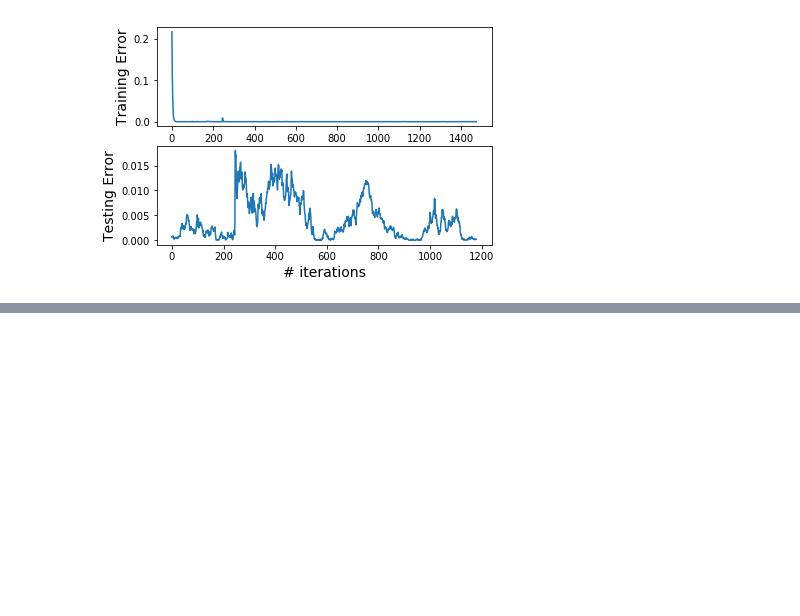
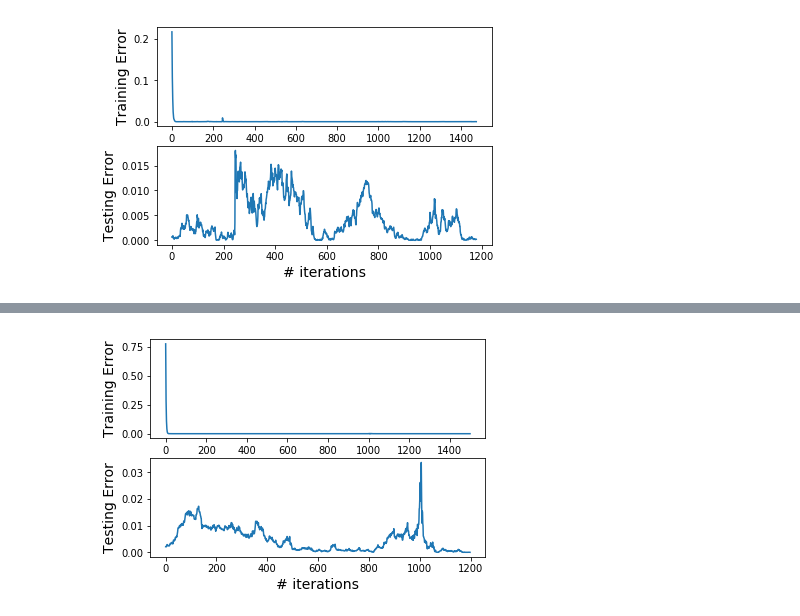
Before and after one commit to harshit23897/Machine-Learning, a Jupyter notebook: Exchange Rate Prediction - Part 1.ipynb, the cells around one changed output, grey strips where cells are left out. Drawn from its saved outputs; the diff is of its cells as text; code cells hidden in the pictures; blank space fills up the shorter version.

Commit message:
Added Exchange Rate Prediction batch processing

```diff
--- a/Exchange Rate Prediction.ipynb
+++ b/Exchange Rate Prediction - Part 1.ipynb
@@ -172,3 +172,88 @@ plt.ylabel('Testing Error', fontsize=14, color='black')
 # %% [output]
 Text(0,0.5,'Testing Error')
 [figure]
+# %%
+# 5 day ahead Squential Exchange Rate Prediction model for USD to INR
+import csv
+import numpy as np
+from operator import add
+import matplotlib.pyplot as plt
+from collections import defaultdict
+
+filename = 'USD_INR_Historical_Data.csv'
+
+price = [] # each value in each column is appended to a list
+
+with open(filename) as f:
+    reader = csv.DictReader(f) # read rows into a dictionary format
+    for row in reader: # read a row as {column1: value1, column2: value2,...}
+        for (k,v) in row.items(): # go over each column name and value
+            if k == 'Price':
+                price.append(float(v)) # append the value into the appropriate list
+                                 # based on column name k
+
+def normalize():
+    mx = max(price)
+    for i in range(0, len(price)):
+        price[i] = price[i] / mx
+normalize()
+
+training = []
+testing = []
+
+for idx in range(int(0.2 * len(price)), len(price)):
+    temp = []
+    temp.append(price[idx])
+    temp.append(np.mean(price[idx - int(0.2 * len(price)): idx]))
+    temp.append(np.var(price[idx - int(0.2 * len(price)): idx]))
+
+    training.append(temp)
+
+testing = training[:int(0.2 * len(training))]
+testing = training[int(0.2 * len(training)):]
+
+#---------------------- Initialization --------------------------
+mu = 0.07
+# Initializing random weights between (0, 1)
+predicted_weights = np.random.randn(3)
+errors = []
+
+# Training
+#---------------------- LMS Algorithm ---------------------------
+for index in range(0, len(training)-5):
+    x = training[index]
+    predicted_output = np.multiply(x, predicted_weights)
+    actual_output = training[index+5][0]
+
+    d = np.sum(actual_output)
+    e = np.sum(predicted_output)
+
+    errors.append(abs(d - e) * abs(d - e))
+
+    x = [2.0 * i * mu * (d - e) for i in x]
+
+    predicted_weights = list( map(add, predicted_weights, x))
+
+plt.subplot(2, 1, 1)
+plt.plot(errors)
+plt.xlabel('# iterations', fontsize=14, color='black')
+plt.ylabel('Training Error', fontsize=14, color='black')
+
+errors = []
+
+# Testing
+for index in range(0, len(testing)-5):
+    x = training[index]
+    predicted_output = np.multiply(x, predicted_weights)
+    actual_output = training[index+5][0]
+
+    d = np.sum(actual_output)
+    e = np.sum(predicted_output)
+
+    errors.append(abs(d - e) * abs(d - e))
+
+plt.subplot(2, 1, 2)
+plt.plot(errors)
+plt.xlabel('# iterations', fontsize=14, color='black')
+plt.ylabel('Testing Error', fontsize=14, color='black')
+# %% [output]
@@ -174,0 +261 @@ Text(0,0.5,'Testing Error')
+[figure, added]
```
Also changed, not shown: parts of 4 cells of this notebook, 1 other file.
